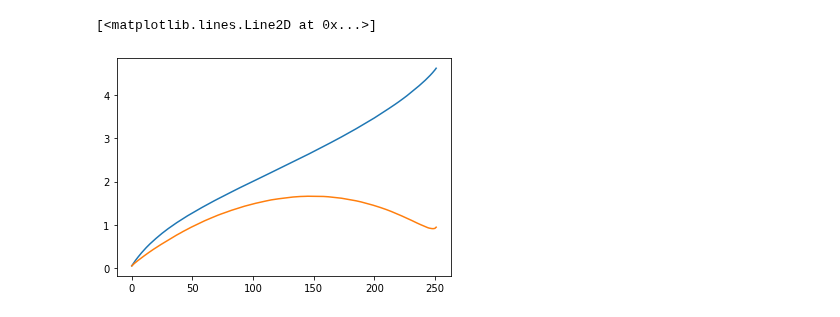
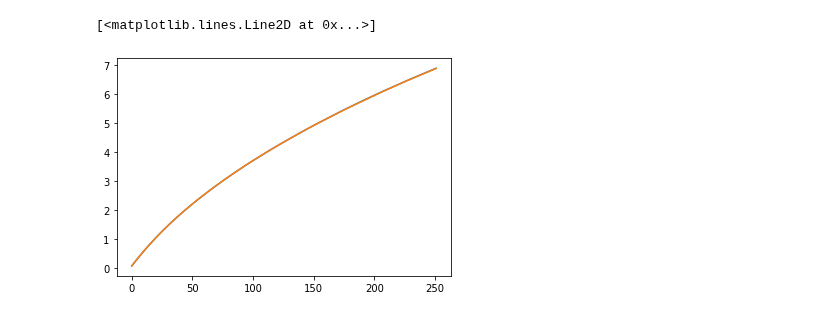
Before and after one commit to linsallyzhao/notebooks, a Jupyter notebook: Summer_project/result of the hedging test(30% vs 10% vol).ipynb, the cells around one changed output. Cells and saved outputs as stored; diff of their text form; code cells hidden in the pictures.

```diff
--- a/Summer_project/result of the hedging test(30% vs 10% vol).ipynb
+++ b/Summer_project/result of the hedging test(30% vs 10% vol).ipynb
@@ -108,4 +62,6 @@ avg_hedging
 # %%
+daily_hedge = pd.read_csv("/home/lin/git/2018_term_experiment/DH_252_100K", header=None)
+avg_hedging = abs(daily_hedge).mean()
 pricingVolHedge = list()
 realVolHedge = list()
 for i in range(504):
@@ -172,9 +78,12 @@ daily_hedge.head()
 # %%
-avg_hedging = (daily_hedge).std()
+daily_hedge = pd.read_csv("/home/lin/git/2018_term_experiment/DH_100_100K", header=None)
+avg_hedging = abs(daily_hedge).mean()
 pricingVolHedge = list()
 realVolHedge = list()
-for i in range(504):
+for i in range(200):
     if i % 2 == 1:
         pricingVolHedge.append(avg_hedging[i])
     else:
         realVolHedge.append(avg_hedging[i])
+plt.plot(pricingVolHedge)
+plt.plot(realVolHedge)
@@ -181,6 +93,16 @@ for i in range(504):
+# %%
+daily_close = pd.read_csv("/home/lin/git/2018_term_experiment/DC_252_100K", header=None)
+avg_closing = abs(daily_close).mean()
+pricingVolClose = list()
+realVolClose = list()
+for i in range(504):
+    if i % 2 == 1:
+        pricingVolClose.append(avg_closing[i])
+    else:
+        realVolClose.append(avg_closing[i])
 # %%
-plt.plot(pricingVolHedge)
-plt.plot(realVolHedge)
+plt.plot(pricingVolClose)
+plt.plot(realVolClose)
 # %% [output]
 [<matplotlib.lines.Line2D at 0x...>]
-[figure, old version]
+[figure, new version]
```
Also changed, not shown: parts of 26 cells of this notebook.
